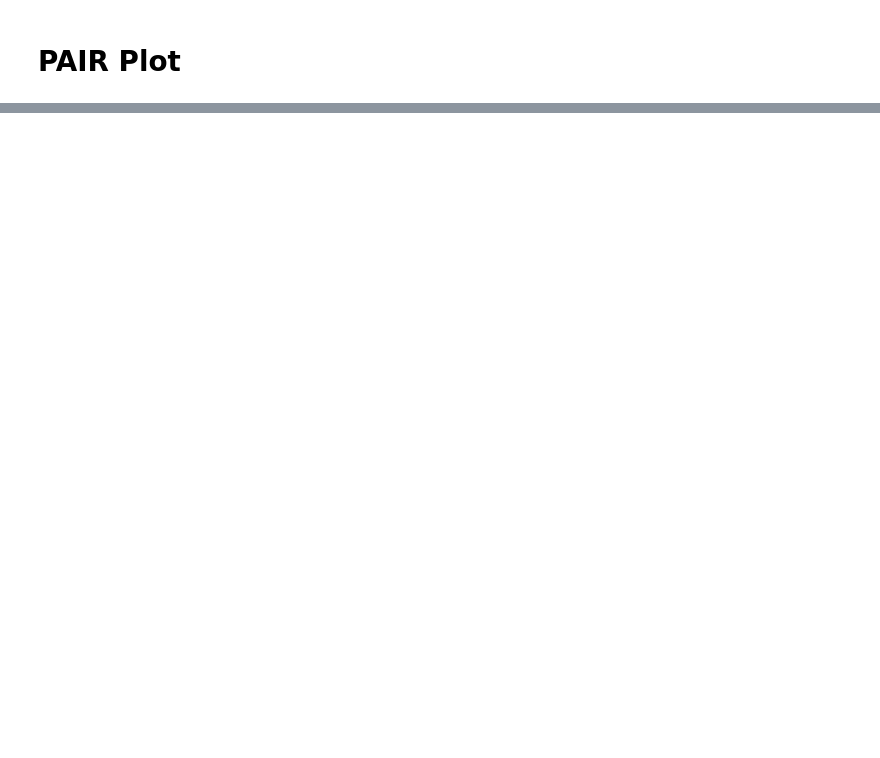
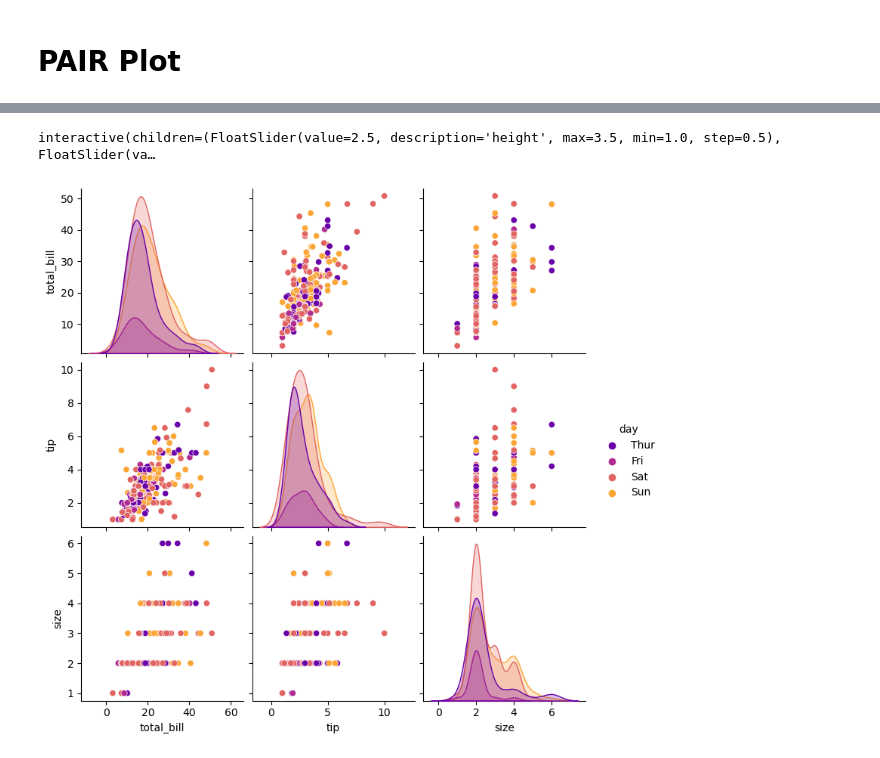
Before and after one commit to sarblohw/py_vizardry_2, a Jupyter notebook: sns_pairplot.ipynb, the cells around one changed output, grey strips where cells are left out. Saved outputs shown, nothing was run; the diff lists cells and outputs as text; code cells hidden in the pictures; blank space fills up the shorter version.

```diff
--- a/sns_pairplot.ipynb
+++ b/sns_pairplot.ipynb
@@ -33,0 +103,8 @@ tips['weekend'] = tips.
+# %%
+interactive(size_widget, height=(1,3.5,0.5), aspect=(0.5,2,0.25))
+# %% [output]
+interactive(children=(FloatSlider(value=2.5, description='height', max=3.5, min=1.0, step=0.5), FloatSlider(va…
+# %%
+sns.pairplot(data=tips, hue='day', palette='plasma');
+# %% [output]
+[figure, added]
```
Also changed, not shown: parts of 24 cells of this notebook, 2 other files.
